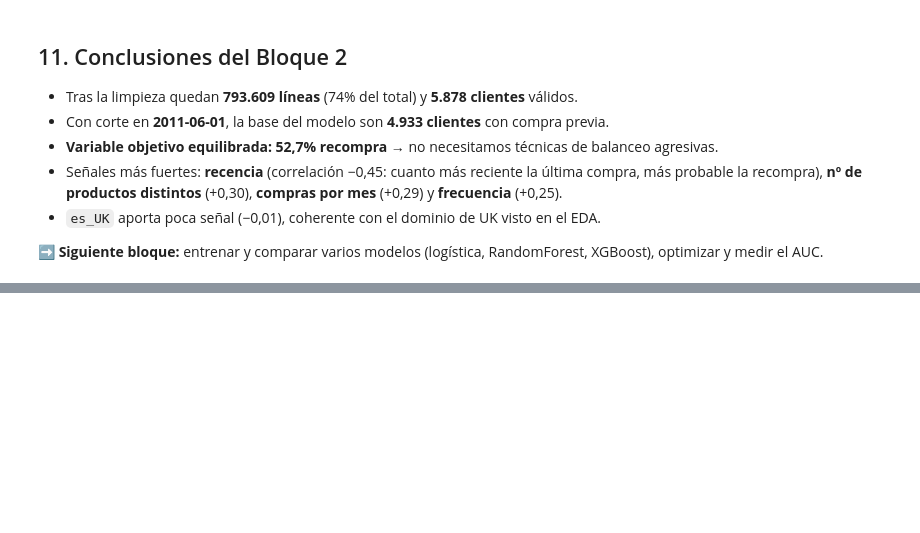
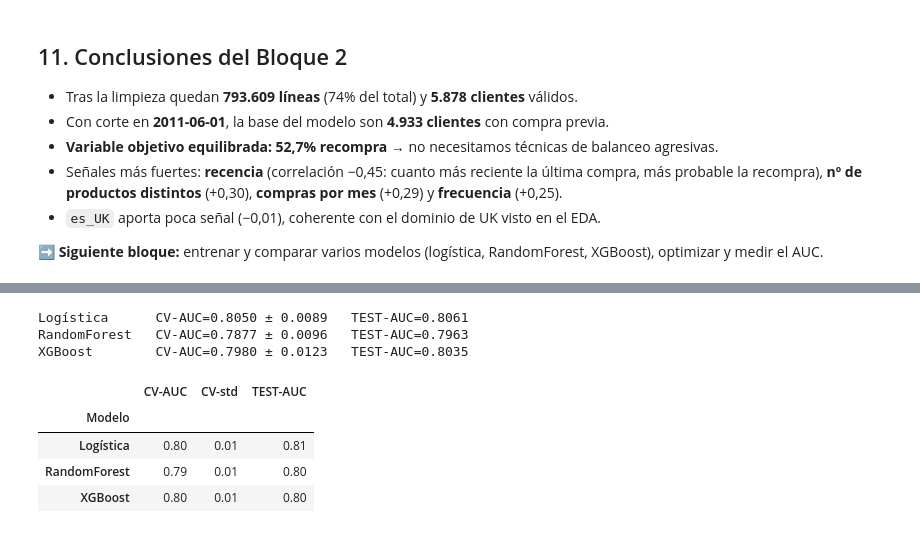
Before and after one commit to IsmaelMontoya/EVOLVE, a Jupyter notebook: 5. Machine Learning/PROYECTO/Modelo_Recompra_Online_Retail.ipynb, the cells around one changed output, grey strips where cells are left out. Saved outputs shown, nothing was run; the diff lists cells and outputs as text; code cells hidden in the pictures; blank space fills up the shorter version.

Commit message:
Bloque 3 Modelado y Optimizacion

```diff
--- a/5. Machine Learning/PROYECTO/Modelo_Recompra_Online_Retail.ipynb
+++ b/5. Machine Learning/PROYECTO/Modelo_Recompra_Online_Retail.ipynb
@@ -455,0 +488,18 @@ plt.tight_layout(); plt.savefig(FIG_DIR/'06_recencia_frecuencia.png', dpi=130);
+# %%
+from sklearn.model_selection import train_test_split, cross_val_score, StratifiedKFold, RandomizedSearchCV
+from sklearn.preprocessing import StandardScaler
+from sklearn.pipeline import Pipeline
+from sklearn.linear_model import LogisticRegression
+from sklearn.ensemble import RandomForestClassifier
+from sklearn.metrics import roc_auc_score, roc_curve
+from xgboost import XGBClassifier
+
+X = feat.drop(columns='target')
+y = feat['target']
+
+X_train, X_test, y_train, y_test = train_test_split(
+    X, y, test_size=0.25, stratify=y, random_state=RANDOM_STATE)
+
+cv = StratifiedKFold(n_splits=5, shuffle=True, random_state=RANDOM_STATE)
+print(f'Train: {X_train.shape[0]} clientes | Test: {X_test.shape[0]} clientes')
+print(f'Tasa recompra train: {y_train.mean():.3f} | test: {y_test.mean():.3f}')
@@ -455,0 +518,31 @@ plt.tight_layout(); plt.savefig(FIG_DIR/'06_recencia_frecuencia.png', dpi=130);
+# %%
+modelos = {
+    'Logística':    Pipeline([('sc', StandardScaler()),
+                              ('clf', LogisticRegression(max_iter=1000))]),
+    'RandomForest': RandomForestClassifier(n_estimators=200, random_state=RANDOM_STATE, n_jobs=1),
+    'XGBoost':      XGBClassifier(n_estimators=200, learning_rate=0.08, max_depth=4,
+                                  subsample=0.8, colsample_bytree=0.8,
+                                  eval_metric='auc', random_state=RANDOM_STATE, n_jobs=1),
+}
+
+resultados = []
+for nombre, modelo in modelos.items():
+    cv_auc = cross_val_score(modelo, X_train, y_train, cv=cv, scoring='roc_auc')
+    modelo.fit(X_train, y_train)
+    test_auc = roc_auc_score(y_test, modelo.predict_proba(X_test)[:,1])
+    resultados.append({'Modelo': nombre,
+                       'CV-AUC': cv_auc.mean(), 'CV-std': cv_auc.std(),
+                       'TEST-AUC': test_auc})
+    print(f'{nombre:14s} CV-AUC={cv_auc.mean():.4f} ± {cv_auc.std():.4f}   TEST-AUC={test_auc:.4f}')
+
+res = pd.DataFrame(resultados).set_index('Modelo')
+res
+# %% [output]
+Logística      CV-AUC=0.8050 ± 0.0089   TEST-AUC=0.8061
+RandomForest   CV-AUC=0.7877 ± 0.0096   TEST-AUC=0.7963
+XGBoost        CV-AUC=0.7980 ± 0.0123   TEST-AUC=0.8035
+|  | CV-AUC | CV-std | TEST-AUC |
+| Modelo |  |  |  |
+| Logística | 0.80 | 0.01 | 0.81 |
+| RandomForest | 0.79 | 0.01 | 0.80 |
+| XGBoost | 0.80 | 0.01 | 0.80 |
```
Also changed, not shown: parts of 12 cells of this notebook, 1 other file.
